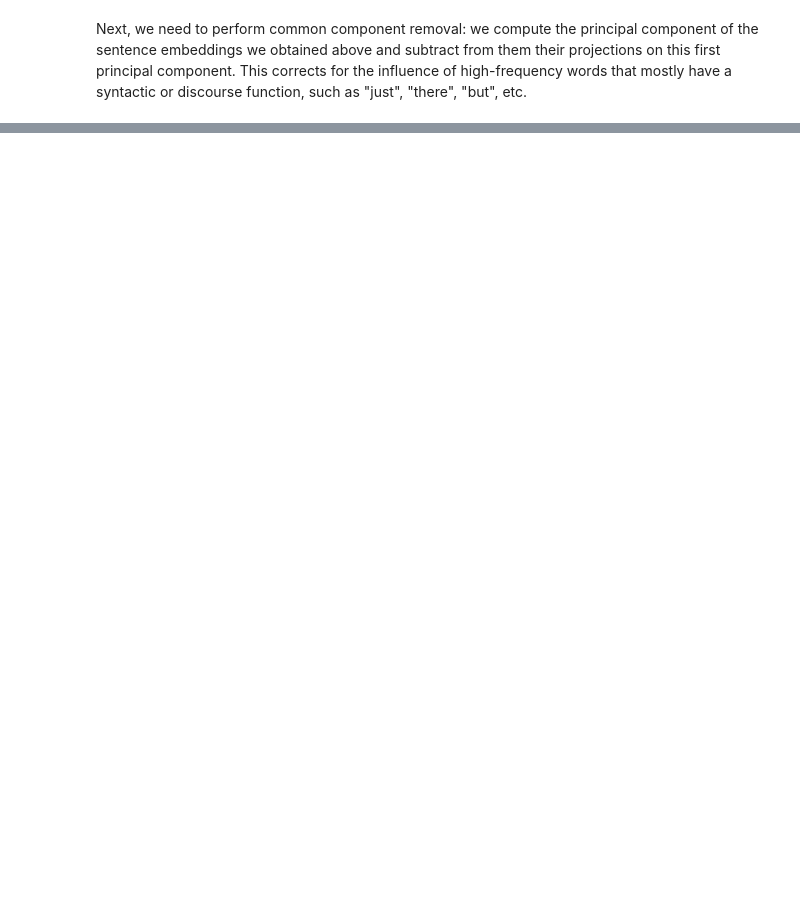
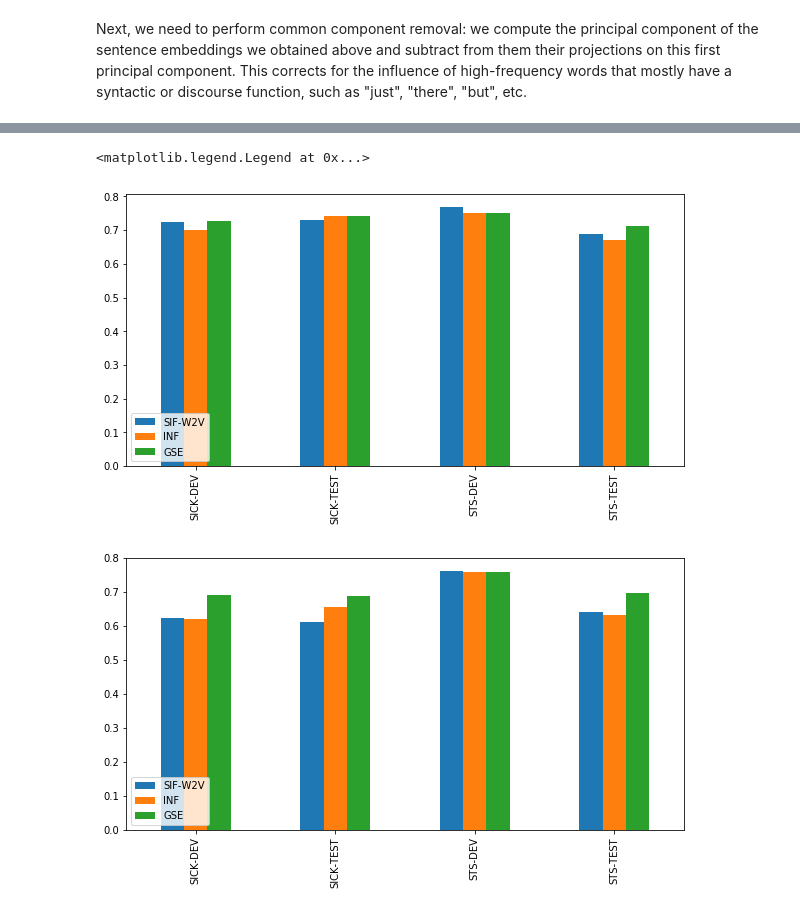
Before and after one commit to nlptown/nlp-notebooks, a Jupyter notebook: Simple Sentence Similarity.ipynb, the cells around one changed output, grey strips where cells are left out. Saved outputs shown, nothing was run; the diff lists cells and outputs as text; code cells hidden in the pictures; blank space fills up the shorter version.

```diff
--- a/Simple Sentence Similarity.ipynb
+++ b/Simple Sentence Similarity.ipynb
@@ -332,0 +471,7 @@ results_df.plot(kind="bar")
+# %%
+pearson_results_df[["SIF-W2V", "INF", "GSE"]].plot(kind="bar").legend(loc="lower left")
+spearman_results_df[["SIF-W2V", "INF", "GSE"]].plot(kind="bar").legend(loc="lower left")
+# %% [output]
+<matplotlib.legend.Legend at 0x...>
+[figure, added]
+[figure, added]
```
Also changed, not shown: parts of 63 cells of this notebook.
